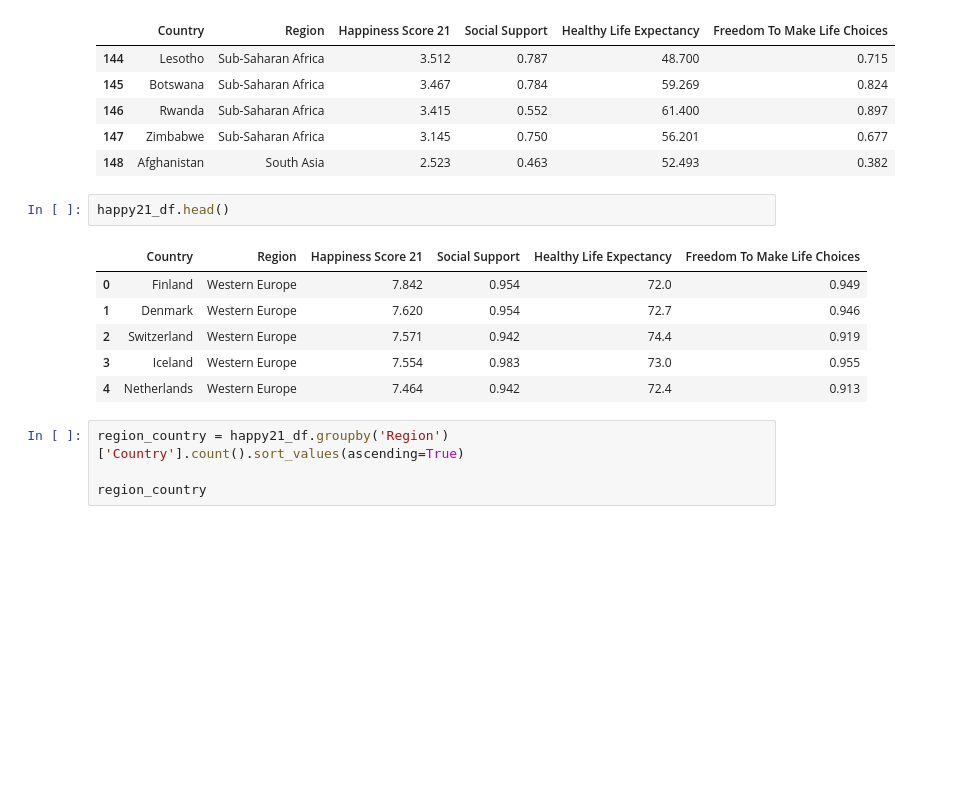
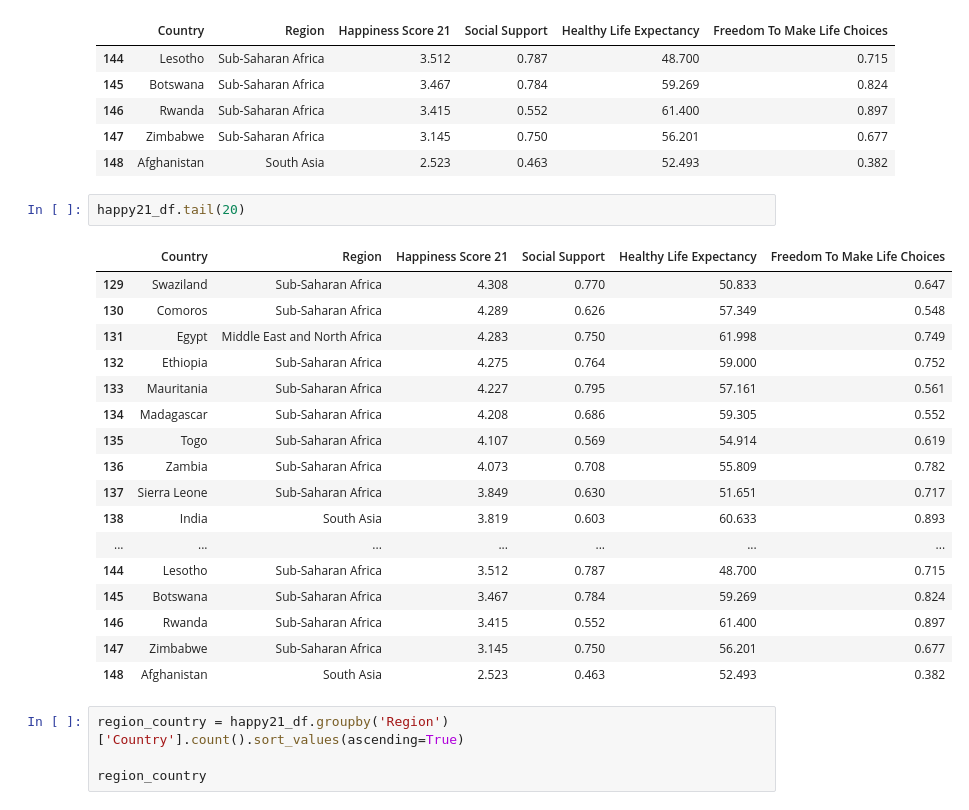
Before and after one commit to shroomtoastie/World_Happiness_project, a Jupyter notebook: happy21.ipynb, the cells around one changed output. Cells and saved outputs as stored; diff of their text form; blank space fills up the shorter version.

```diff
--- a/happy21.ipynb
+++ b/happy21.ipynb
@@ -79,15 +79,26 @@ happy21_df.tail()
 | 146 | Rwanda | Sub-Saharan Africa | 3.415 | 0.552 | 61.400 | 0.897 |
 | 147 | Zimbabwe | Sub-Saharan Africa | 3.145 | 0.750 | 56.201 | 0.677 |
 | 148 | Afghanistan | South Asia | 2.523 | 0.463 | 52.493 | 0.382 |
-# %%
-happy21_df.head()
-# %% [output]
-|  | Country | Region | Happiness Score 21 | Social Support | Healthy Life Expectancy | Freedom To Make Life Choices |
-| 0 | Finland | Western Europe | 7.842 | 0.954 | 72.0 | 0.949 |
-| 1 | Denmark | Western Europe | 7.620 | 0.954 | 72.7 | 0.946 |
-| 2 | Switzerland | Western Europe | 7.571 | 0.942 | 74.4 | 0.919 |
-| 3 | Iceland | Western Europe | 7.554 | 0.983 | 73.0 | 0.955 |
-| 4 | Netherlands | Western Europe | 7.464 | 0.942 | 72.4 | 0.913 |
+# %%
+happy21_df.tail(20)
+# %% [output]
+|  | Country | Region | Happiness Score 21 | Social Support | Healthy Life Expectancy | Freedom To Make Life Choices |
+| 129 | Swaziland | Sub-Saharan Africa | 4.308 | 0.770 | 50.833 | 0.647 |
+| 130 | Comoros | Sub-Saharan Africa | 4.289 | 0.626 | 57.349 | 0.548 |
+| 131 | Egypt | Middle East and North Africa | 4.283 | 0.750 | 61.998 | 0.749 |
+| 132 | Ethiopia | Sub-Saharan Africa | 4.275 | 0.764 | 59.000 | 0.752 |
+| 133 | Mauritania | Sub-Saharan Africa | 4.227 | 0.795 | 57.161 | 0.561 |
+| 134 | Madagascar | Sub-Saharan Africa | 4.208 | 0.686 | 59.305 | 0.552 |
+| 135 | Togo | Sub-Saharan Africa | 4.107 | 0.569 | 54.914 | 0.619 |
+| 136 | Zambia | Sub-Saharan Africa | 4.073 | 0.708 | 55.809 | 0.782 |
+| 137 | Sierra Leone | Sub-Saharan Africa | 3.849 | 0.630 | 51.651 | 0.717 |
+| 138 | India | South Asia | 3.819 | 0.603 | 60.633 | 0.893 |
+| ... | ... | ... | ... | ... | ... | ... |
+| 144 | Lesotho | Sub-Saharan Africa | 3.512 | 0.787 | 48.700 | 0.715 |
+| 145 | Botswana | Sub-Saharan Africa | 3.467 | 0.784 | 59.269 | 0.824 |
+| 146 | Rwanda | Sub-Saharan Africa | 3.415 | 0.552 | 61.400 | 0.897 |
+| 147 | Zimbabwe | Sub-Saharan Africa | 3.145 | 0.750 | 56.201 | 0.677 |
+| 148 | Afghanistan | South Asia | 2.523 | 0.463 | 52.493 | 0.382 |
 # %%
 region_country = happy21_df.groupby('Region')['Country'].count().sort_values(ascending=True)
 
```
Also changed, not shown: parts of 31 cells of this notebook, 1 other file.
